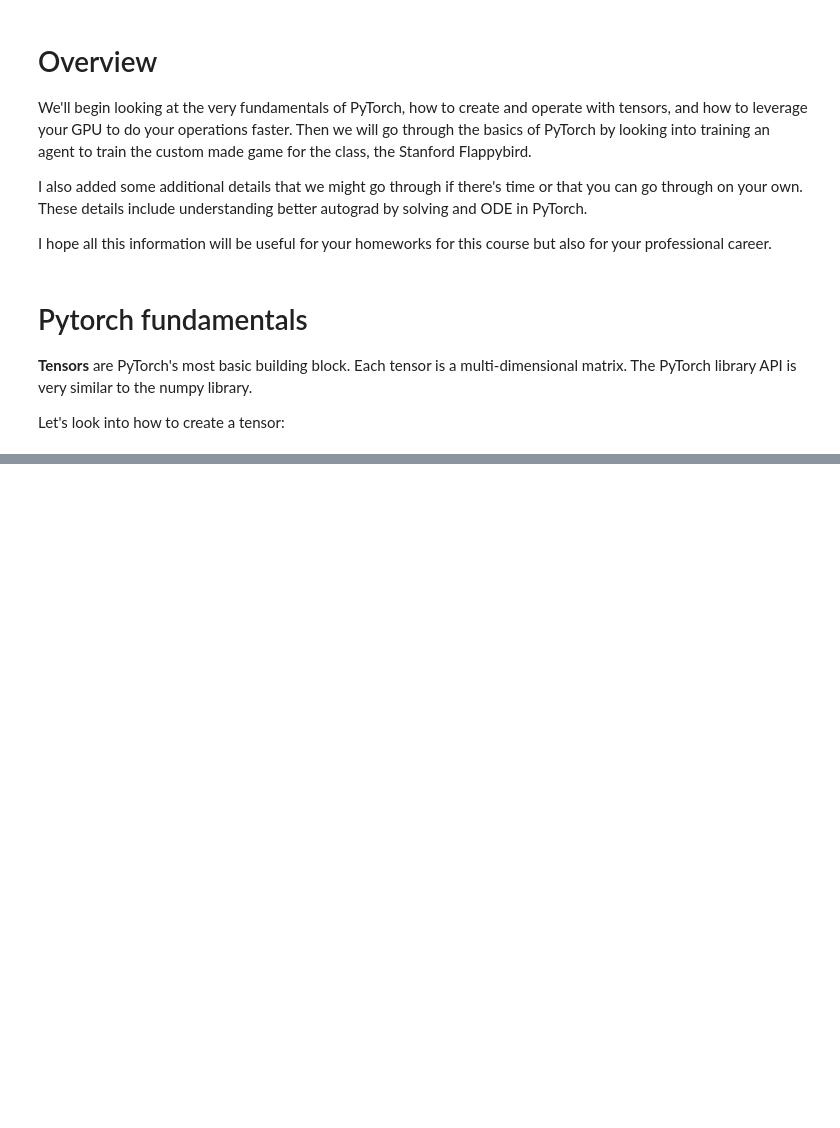
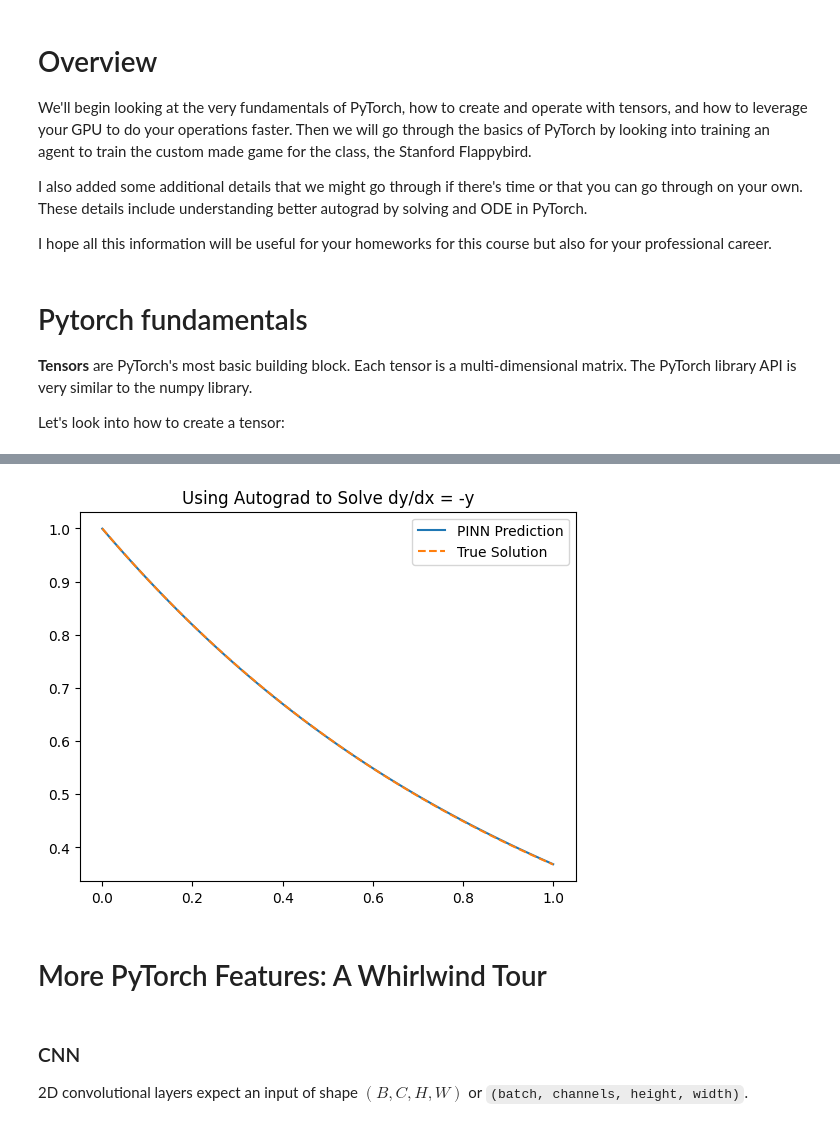
Before and after one commit to tae-h-yang/cs224r, a Jupyter notebook: CS_224R_PyTorch_Tutorial_2025.ipynb, the cells around one changed output, grey strips where cells are left out. Drawn from its saved outputs; the diff is of its cells as text; code cells hidden in the pictures; blank space fills up the shorter version.

```diff
--- a/CS_224R_PyTorch_Tutorial_2025.ipynb
+++ b/CS_224R_PyTorch_Tutorial_2025.ipynb
@@ -94,0 +548,3 @@ array([[1., 2.],
+# %%
+train_dataset = FlappyDataset(train_data)
+val_dataset = FlappyDataset(val_data)
@@ -94,0 +771,5 @@ array([[1., 2.],
+# %%
+x.grad = None
+z = x * x * 3 # 3x^2
+z.backward()
+print(x.grad) # d(y)/d(x) = d(3x^2)/d(x) = 6x = 12 !! Yay
@@ -94,0 +936,14 @@ array([[1., 2.],
+# %%
+import torch.nn as nn
+
+class SimpleNN(nn.Module):
+    def __init__(self):
+        super().__init__()
+        self.net = nn.Sequential(
+            nn.Linear(1, 32),
+            nn.Tanh(),
+            nn.Linear(32, 1)
+        )
+
+    def forward(self, x):
+        return self.net(x)
@@ -94,0 +952,11 @@ array([[1., 2.],
+# %%
+model = SimpleNN()
+x = torch.tensor([[0.5]], requires_grad=True)
+y = model(x)
+
+# Compute dy/dx
+dy_dx = torch.autograd.grad(
+    y, x,
+    grad_outputs=torch.ones_like(y),
+    create_graph=True
+)[0]
@@ -94,0 +1008,19 @@ array([[1., 2.],
+# %%
+import matplotlib.pyplot as plt
+
+x_test = torch.linspace(0, 1, 100).reshape(-1, 1)
+y_pred = model(x_test).detach().numpy()
+y_true = torch.exp(-x_test).numpy()
+
+plt.plot(x_test, y_pred, label="PINN Prediction")
+plt.plot(x_test, y_true, '--', label="True Solution")
+plt.legend()
+plt.title("Using Autograd to Solve dy/dx = -y")
+plt.show()
+# %% [output]
+[figure, added]
+# %% [markdown]
+# More PyTorch Features: A Whirlwind Tour
+# %% [markdown]
+### CNN
+2D convolutional layers expect an input of shape $(B, C, H, W)$ or `(batch, channels, height, width)`.
```
Also changed, not shown: parts of 96 cells of this notebook, 2 other files.
